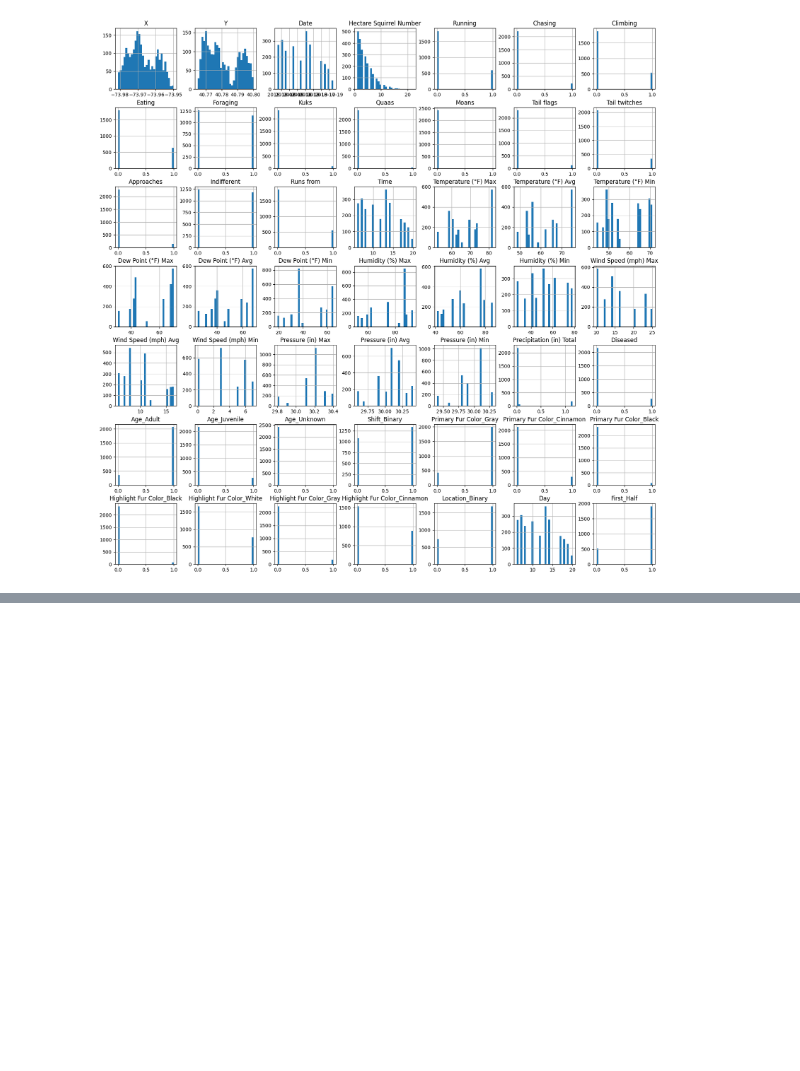
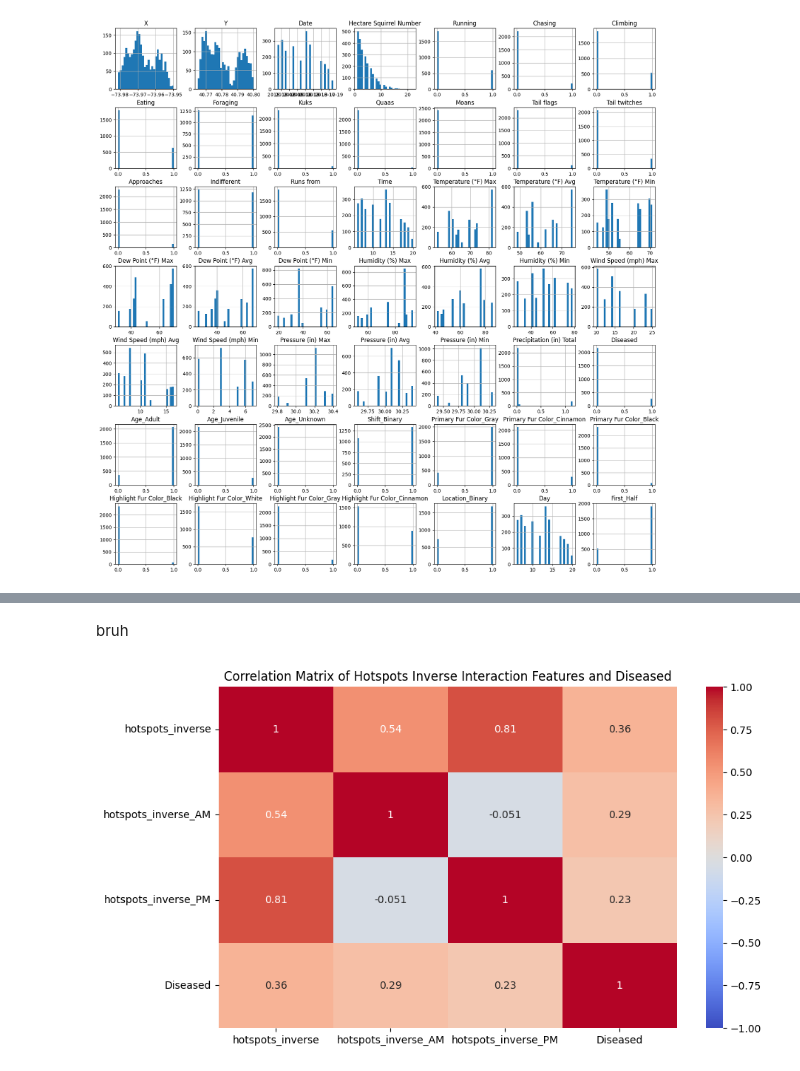
Before and after one commit to denibravo/SquirrelDiseasePrediction, a Jupyter notebook: Nutosis.ipynb, the cells around one changed output, grey strips where cells are left out. Saved outputs shown, nothing was run; the diff lists cells and outputs as text; code cells hidden in the pictures; blank space fills up the shorter version.

```diff
--- a/Nutosis.ipynb
+++ b/Nutosis.ipynb
@@ -1079,0 +1222,18 @@ array([[<Axes: title={'center': 'X'}>, <Axes: title={'center': 'Y'}>,
+# %% [markdown]
+bruh
+# %%
+# Create new features for the interaction between hotspots_inverse and the shifts
+train['hotspots_inverse_AM'] = train['hotspots_inverse'] * (train['Shift'] == 'AM').astype(int)
+train['hotspots_inverse_PM'] = train['hotspots_inverse'] * (train['Shift'] == 'PM').astype(int)
+
+# Calculate the correlation matrix including the new features and the Diseased feature
+interaction_features = ['hotspots_inverse', 'hotspots_inverse_AM', 'hotspots_inverse_PM', 'Diseased']
+correlation_interaction_diseased = train[interaction_features].corr()
+
+# Plot the heatmap to visualize the correlations
+plt.figure(figsize=(10, 6))
+sns.heatmap(correlation_interaction_diseased, annot=True, cmap='coolwarm', vmin=-1, vmax=1)
+plt.title("Correlation Matrix of Hotspots Inverse Interaction Features and Diseased")
+plt.show()
+# %% [output]
+[figure, added]
```
Also changed, not shown: parts of 26 cells of this notebook.
